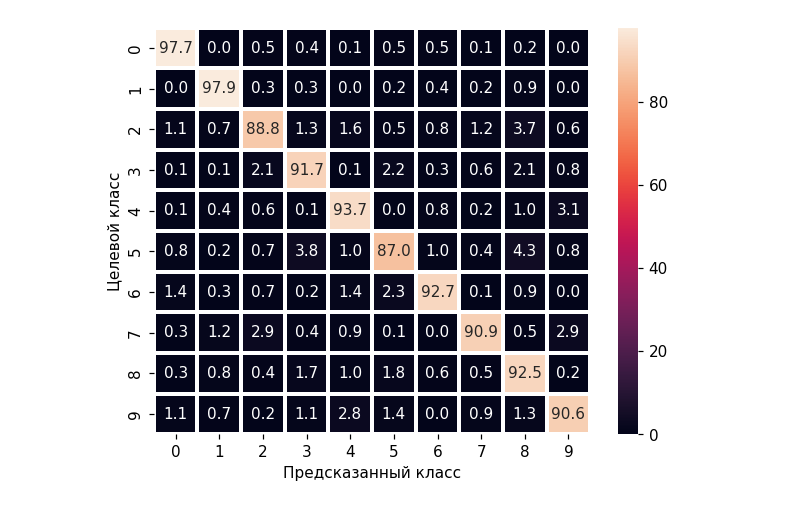
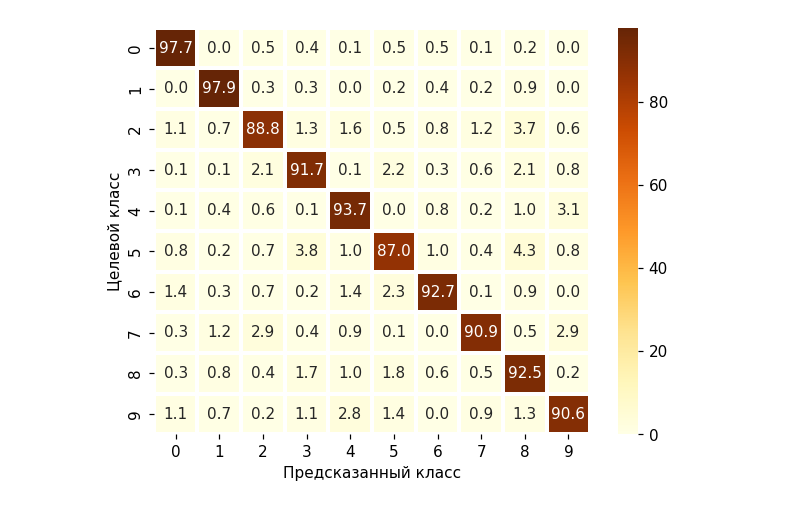
Before and after one commit to krivalcevich-egor/Recognize-Handwritten-Digits, a Jupyter notebook: src/python scripts/data_analysis/conf_matrix_plot.ipynb, the cells around one changed output. Cells and saved outputs as stored; diff of their text form; code cells hidden in the pictures.

```diff
--- a/src/python scripts/data_analysis/conf_matrix_plot.ipynb
+++ b/src/python scripts/data_analysis/conf_matrix_plot.ipynb
@@ -24,18 +24,18 @@ def plot_confusion_matrix(y_true,
 # %%
 cm = np.load("../../bit_files_v3/experiment_results/conf_matrix_6q5.npy")
 row_sums = cm.sum(axis=1)
 cm_norm = cm / row_sums[:, np.newaxis] * 100
 
 class_labels=('0','1','2','3','4','5','6','7','8','9')
 
 df_cm_4 = pd.DataFrame(cm_norm, columns=class_labels, index=class_labels)
 fig, ax = plt.subplots(dpi=110)
-sns.heatmap(df_cm_4, annot=True, fmt='.1f', linewidth=1.5)  # fmt='.1f'
+sns.heatmap(df_cm_4, annot=True, fmt='.1f', linewidth=1.5, cmap="YlOrBr")  # fmt='.1f'
 plt.ylabel('Целевой класс')
 plt.xlabel('Предсказанный класс')
 plt.show()
 
 image_name = '../../../Publication/ITS_2024/Figures/cm_6q5.jpg'
 fig.savefig(image_name, format='jpg', dpi=200, bbox_inches='tight', pad_inches = 0.1)
 # %% [output]
-[figure, old version]
+[figure, new version]
```
Also changed, not shown: 55 other files.
